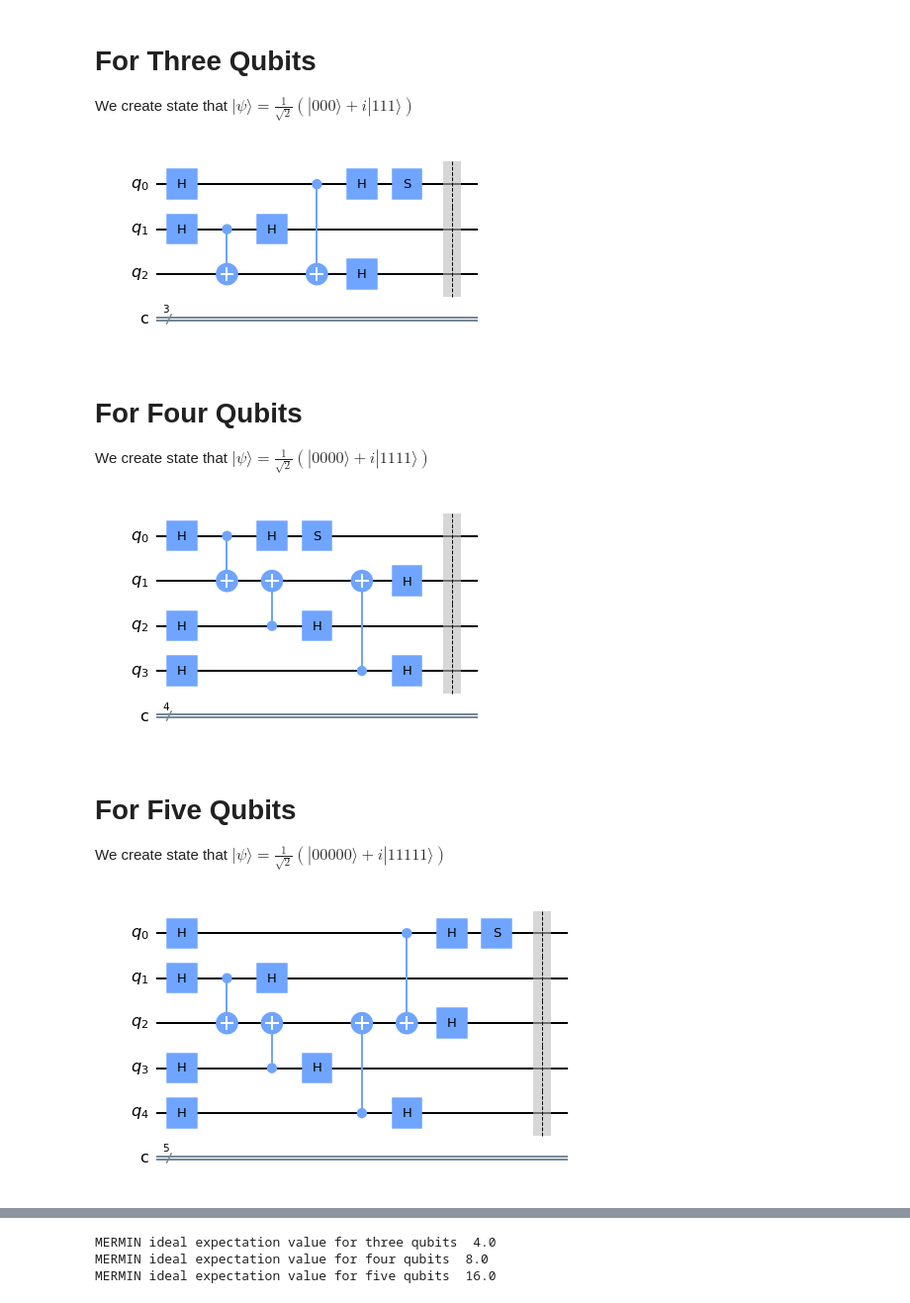
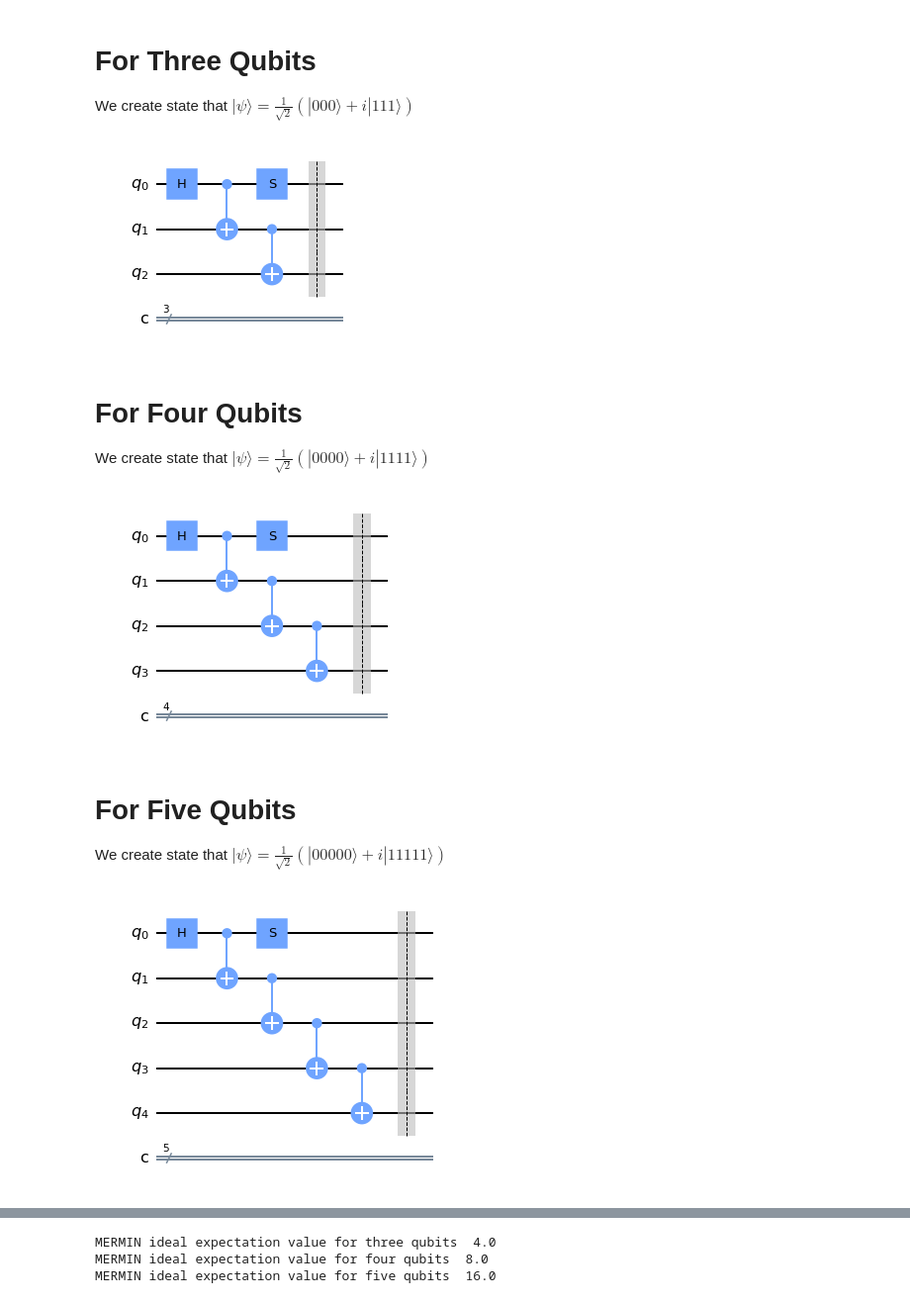
Before and after one commit to yagizgokce/MerminAndArdehaliTest, a Jupyter notebook: mermin.ipynb, the cells around one changed output, grey strips where cells are left out. Shown at 99% size. Saved outputs shown, nothing was run; the diff lists cells and outputs as text; code cells hidden in the pictures.

```diff
--- a/mermin.ipynb
+++ b/mermin.ipynb
@@ -27,20 +22,19 @@ $
 # %%
 #create state 1/sqrt(2)*(|000>+i|111>)
 q1 = QuantumRegister(3,'q')
 c1 = ClassicalRegister(3,'c')
 circuit1 = QuantumCircuit(q1, c1)
 circuit1.h(q1[0])
-circuit1.h(q1[1])
+
+circuit1.cx(q1[0],q1[1])
+
 circuit1.cx(q1[1],q1[2])
-circuit1.h(q1[1])
-circuit1.cx(q1[0],q1[2])
-circuit1.h(q1[0])
-circuit1.h(q1[2])
+
 circuit1.s(q1[0])
 circuit1.barrier()
 circuit1.draw(output='mpl')
 # %% [output]
-[figure, old version]
+[figure, new version]
 # %% [markdown]
 # For Four Qubits
 We create state that
@@ -51,20 +45,15 @@ q2 = QuantumRegister(4, 'q')
 c2 = ClassicalRegister(4, 'c')
 circuit2 = QuantumCircuit(q2, c2)
 circuit2.h(q2[0])
-circuit2.h(q2[2])
-circuit2.h(q2[3])
 circuit2.cx(q2[0], q2[1])
-circuit2.h(q2[0])
-circuit2.cx(q2[2], q2[1])
-circuit2.h(q2[2])
-circuit2.cx(q2[3], q2[1])
-circuit2.h(q2[1])
-circuit2.h(q2[3])
+circuit2.cx(q2[1], q2[2])
+circuit2.cx(q2[2], q2[3])
+
 circuit2.s(q2[0])
 circuit2.barrier()
 circuit2.draw(output='mpl')
 # %% [output]
-[figure, old version]
+[figure, new version]
 # %% [markdown]
 # For Five Qubits
 We create state that
@@ -75,20 +64,12 @@ q3 = QuantumRegister(5, 'q')
 c3 = ClassicalRegister(5, 'c')
 circuit3 = QuantumCircuit(q3, c3)
 circuit3.h(q3[0])
-circuit3.h(q3[1])
-circuit3.h(q3[3])
-circuit3.h(q3[4])
+circuit3.cx(q3[0], q3[1])
 circuit3.cx(q3[1], q3[2])
-circuit3.h(q3[1])
-circuit3.cx(q3[3], q3[2])
-circuit3.h(q3[3])
-circuit3.cx(q3[4], q3[2])
-circuit3.cx(q3[0], q3[2])
-circuit3.h(q3[4])
-circuit3.h(q3[0])
-circuit3.h(q3[2])
+circuit3.cx(q3[2], q3[3])
+circuit3.cx(q3[3], q3[4])
 circuit3.s(q3[0])
 circuit3.barrier()
 circuit3.draw(output='mpl')
 # %% [output]
-[figure, old version]
+[figure, new version]
```
Also changed, not shown: parts of 22 cells of this notebook.
